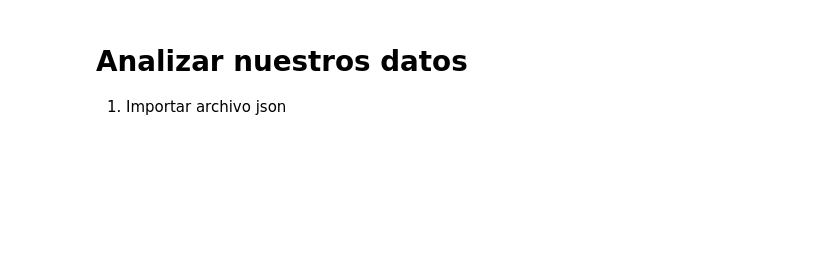
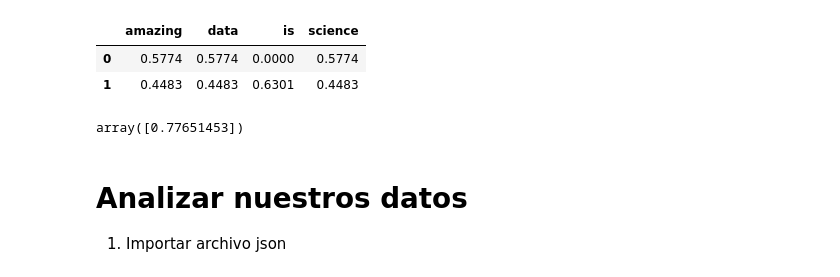
Before and after one commit to santi-gp/ItAcademyDS, a Jupyter notebook: sprint12/cluster_kmeans.ipynb, the cells around one changed output. Cells and saved outputs as stored; diff of their text form; code cells hidden in the pictures; blank space fills up the shorter version.

```diff
--- a/sprint12/cluster_kmeans.ipynb
+++ b/sprint12/cluster_kmeans.ipynb
@@ -21,4 +21,23 @@ warnings.filterwarnings("ignore", 'This pattern has match groups')
 [nltk_data]   Package stopwords is already up-to-date!
+# %%
+from sklearn.metrics.pairwise import cosine_similarity
+doc=['amazing data science','data science is amazing']
+# %%
+tv = TfidfVectorizer()
+tv_matrix = tv.fit_transform(doc)
+tv_matrix = tv_matrix.toarray()
+vocab = tv.get_feature_names_out()
+# %%
+pd.DataFrame(np.round(tv_matrix, 4), columns=vocab)
+# %% [output]
+|  | amazing | data | is | science |
+| 0 | 0.5774 | 0.5774 | 0.0000 | 0.5774 |
+| 1 | 0.4483 | 0.4483 | 0.6301 | 0.4483 |
+# %%
+cosine_similarities = tv_matrix[:-1] @ tv_matrix[-1]
+cosine_similarities
+# %% [output]
+array([0.77651453])
 # %% [markdown]
 # Analizar nuestros datos
 1. Importar archivo json
```
Also changed, not shown: parts of 1 cell of this notebook.
